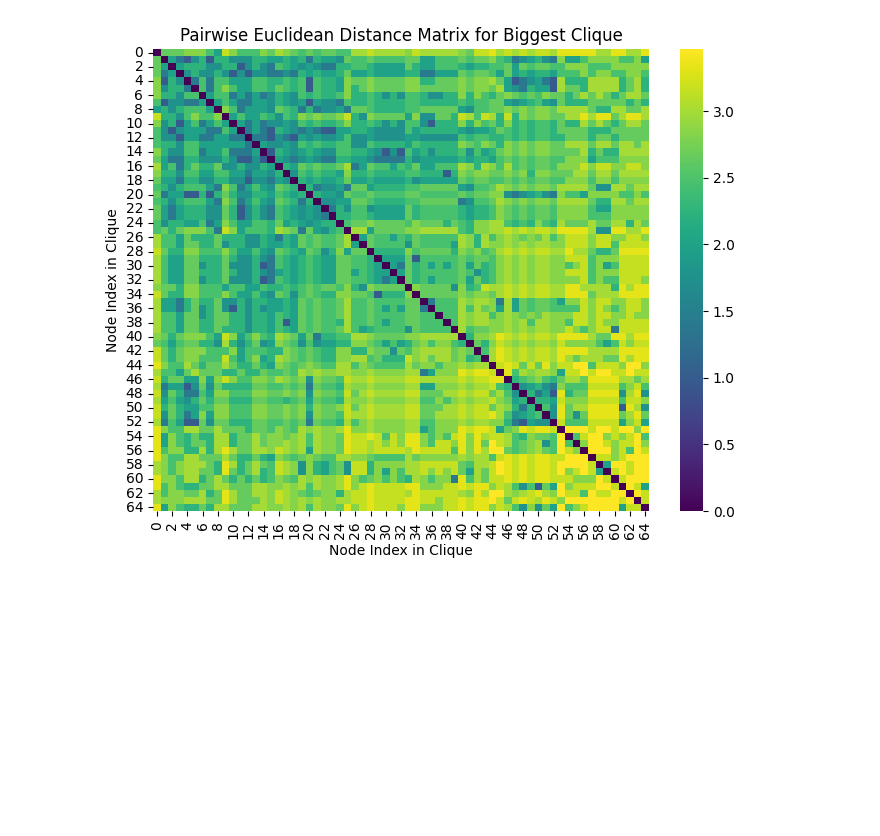
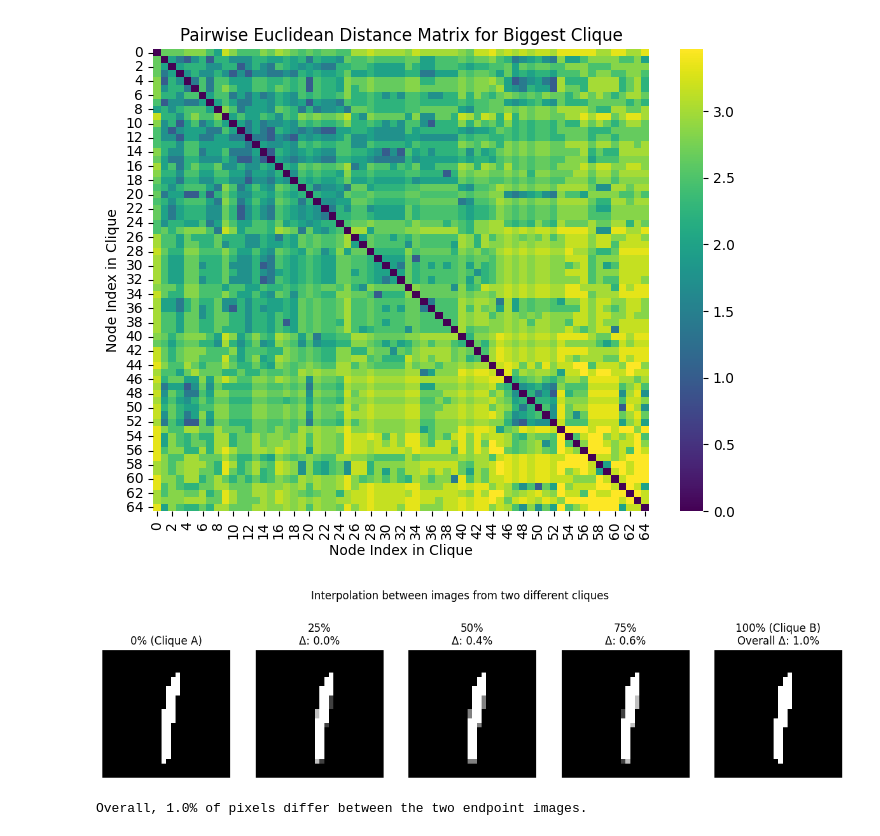
Before and after one commit to Antel0pe/NeuronsFiringTogetherWireTogether, a Jupyter notebook: SpaceOfMNIST_1.ipynb, the cells around one changed output. Saved outputs shown, nothing was run; the diff lists cells and outputs as text; code cells hidden in the pictures; blank space fills up the shorter version.

Commit message:
trying random stuff

```diff
--- a/SpaceOfMNIST_1.ipynb
+++ b/SpaceOfMNIST_1.ipynb
@@ -786,3 +779,72 @@ tensor([[0.0000, 2.6458, 2.6458,  ..., 3.0000, 3.0000, 3.3166],
         [3.0000, 2.8284, 2.8284,  ..., 3.4641, 0.0000, 3.1623],
         [3.3166, 2.0000, 2.8284,  ..., 3.1623, 3.1623, 0.0000]])
 [figure]
+# %%
+import random
+import torch
+import matplotlib.pyplot as plt
+
+# --- Step 1: Pick two different maximal cliques and then one image from each.
+if len(maximal_cliques) < 2:
+    raise ValueError("Need at least 2 cliques to pick from.")
+
+# Randomly sample 2 distinct cliques
+clique_A, clique_B = random.sample(maximal_cliques, 2)
+
+# Pick one random node from each clique
+img1_idx = random.choice(clique_A)
+img2_idx = random.choice(clique_B)
+
+img1 = unique_vectors[img1_idx]
+img2 = unique_vectors[img2_idx]
+
+# --- Step 2: Interpolate between the two images with factors 0, 0.25, 0.5, 0.75, 1.0.
+factors = [0.0, 0.25, 0.5, 0.75, 1.0]
+interpolated_images = []
+for t in factors:
+    interp_img = (1 - t) * img1 + t * img2
+    interpolated_images.append(interp_img.view(28, 28))
+
+# --- Step 3: Define a helper to threshold images (convert to binary).
+def threshold_image(img, threshold=0.5):
+    # Given our images are (mostly) binary, we threshold them.
+    return (img > threshold).float()
+
+# --- Step 4: Calculate the percentage of pixel differences between consecutive images.
+pixel_diffs = []
+for i in range(len(interpolated_images) - 1):
+    bin_img1 = threshold_image(interpolated_images[i])
+    bin_img2 = threshold_image(interpolated_images[i+1])
+    diff = (bin_img1 != bin_img2).sum().item()
+    total_pixels = bin_img1.numel()
+    percent_diff = (diff / total_pixels) * 100
+    pixel_diffs.append(percent_diff)
+
+# Also compute overall percentage difference between the two endpoints.
+bin_img1_end = threshold_image(img1.view(28, 28))
+bin_img2_end = threshold_image(img2.view(28, 28))
+overall_diff = (bin_img1_end != bin_img2_end).sum().item()
+overall_percent_diff = (overall_diff / bin_img1_end.numel()) * 100
+
+# --- Step 5: Plot the interpolation images with titles showing percentage differences.
+num_cols = len(interpolated_images)
+fig, axs = plt.subplots(1, num_cols, figsize=(15, 4))
+
+for i, img in enumerate(interpolated_images):
+    axs[i].imshow(img, cmap='gray')
+    axs[i].axis('off')
+    if i == 0:
+        title_str = "0% (Clique A)"
+    elif i == num_cols - 1:
+        title_str = f"100% (Clique B)\nOverall Δ: {overall_percent_diff:.1f}%"
+    else:
+        title_str = f"{int(factors[i]*100)}%\nΔ: {pixel_diffs[i-1]:.1f}%"
+    axs[i].set_title(title_str)
+
+plt.suptitle("Interpolation between images from two different cliques")
+plt.show()
+
+print(f"Overall, {overall_percent_diff:.1f}% of pixels differ between the two endpoint images.")
+# %% [output]
+[figure, added]
+Overall, 1.0% of pixels differ between the two endpoint images.
```
Also changed, not shown: parts of 10 cells of this notebook.
